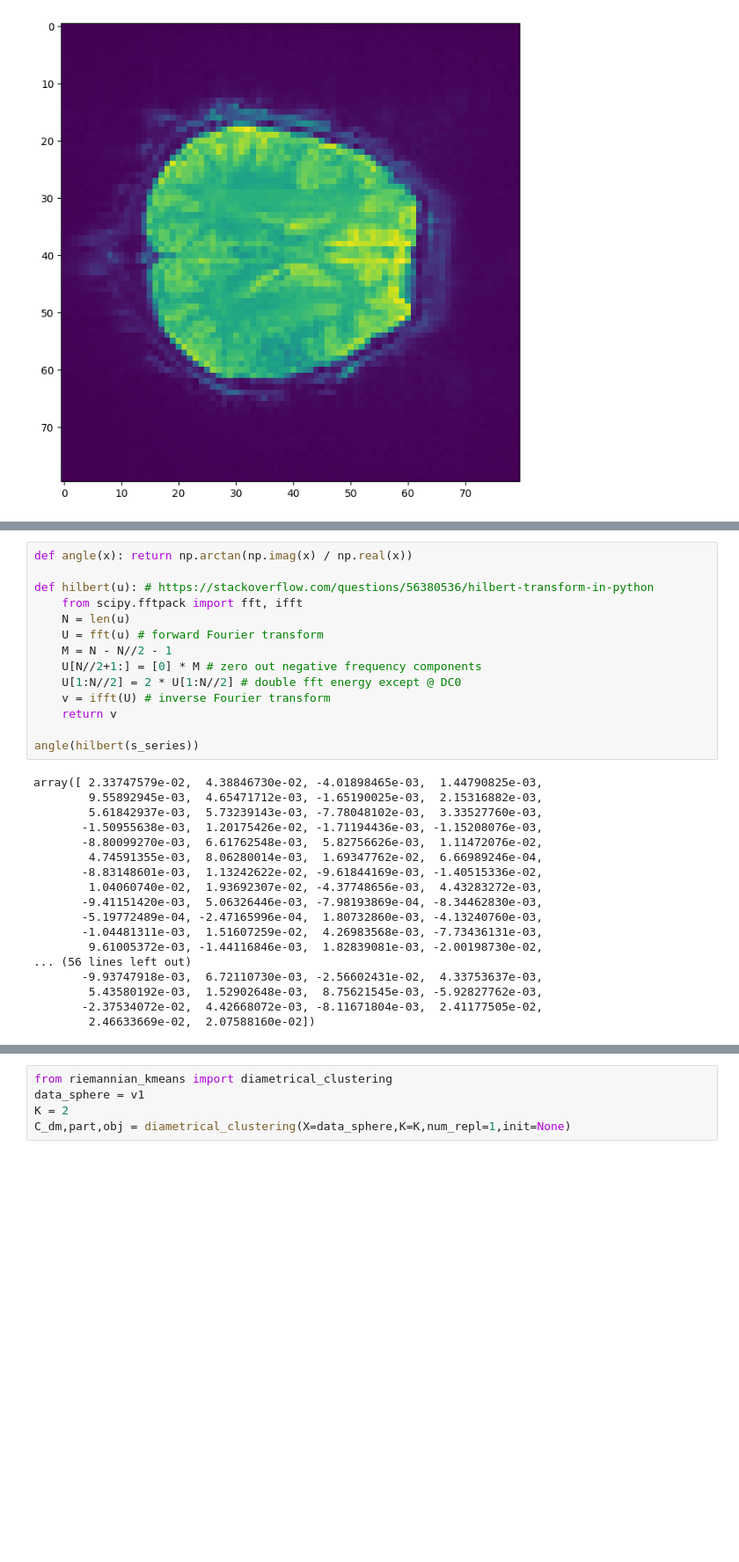
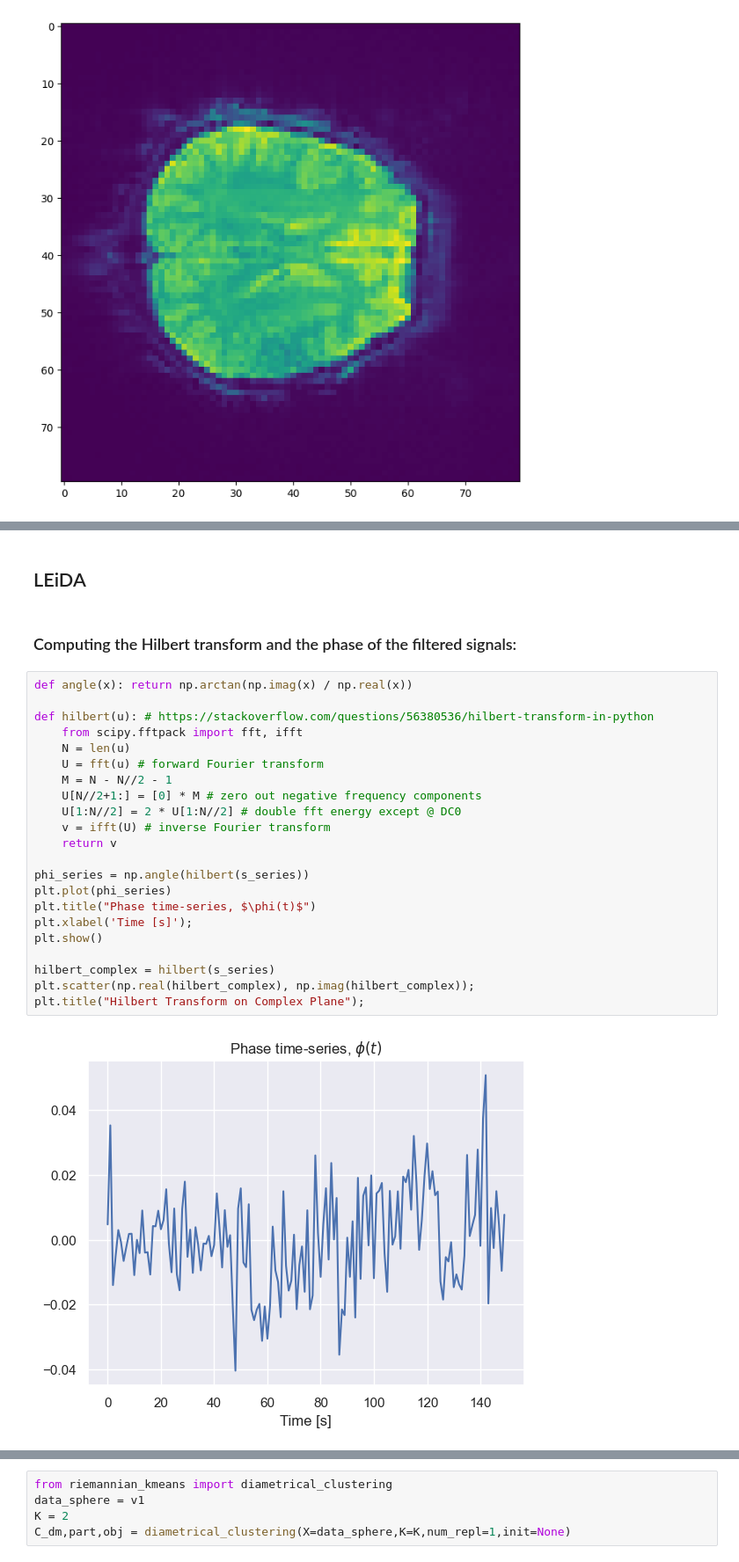
Before and after one commit to AlecHero/Fagprojekt, a Jupyter notebook: LEiDA_demo.ipynb, the cells around one changed output, grey strips where cells are left out. Shown at 88% size. Drawn from its saved outputs; the diff is of its cells as text; blank space fills up the shorter version.

```diff
--- a/LEiDA_demo.ipynb
+++ b/LEiDA_demo.ipynb
@@ -93,32 +87,28 @@ array([[[ 0.00000000e+00,  0.00000000e+00,  0.00000000e+00, ...,
+# %% [markdown]
+## LEiDA
+# %% [markdown]
+### Computing the Hilbert transform and the phase of the filtered signals:
 # %%
 def angle(x): return np.arctan(np.imag(x) / np.real(x))
 
 def hilbert(u): # https://stackoverflow.com/questions/56380536/hilbert-transform-in-python
     from scipy.fftpack import fft, ifft
     N = len(u)
     U = fft(u) # forward Fourier transform
     M = N - N//2 - 1
     U[N//2+1:] = [0] * M # zero out negative frequency components
     U[1:N//2] = 2 * U[1:N//2] # double fft energy except @ DC0
     v = ifft(U) # inverse Fourier transform
     return v
 
-angle(hilbert(s_series))
+phi_series = np.angle(hilbert(s_series))
+plt.plot(phi_series)
+plt.title("Phase time-series, $\phi(t)$")
+plt.xlabel('Time [s]');
+plt.show()
+
+hilbert_complex = hilbert(s_series)
+plt.scatter(np.real(hilbert_complex), np.imag(hilbert_complex));
+plt.title("Hilbert Transform on Complex Plane");
 # %% [output]
-array([ 2.33747579e-02,  4.38846730e-02, -4.01898465e-03,  1.44790825e-03,
-        9.55892945e-03,  4.65471712e-03, -1.65190025e-03,  2.15316882e-03,
-        5.61842937e-03,  5.73239143e-03, -7.78048102e-03,  3.33527760e-03,
-       -1.50955638e-03,  1.20175426e-02, -1.71194436e-03, -1.15208076e-03,
-       -8.80099270e-03,  6.61762548e-03,  5.82756626e-03,  1.11472076e-02,
-        4.74591355e-03,  8.06280014e-03,  1.69347762e-02,  6.66989246e-04,
-       -8.83148601e-03,  1.13242622e-02, -9.61844169e-03, -1.40515336e-02,
-        1.04060740e-02,  1.93692307e-02, -4.37748656e-03,  4.43283272e-03,
-       -9.41151420e-03,  5.06326446e-03, -7.98193869e-04, -8.34462830e-03,
-       -5.19772489e-04, -2.47165996e-04,  1.80732860e-03, -4.13240760e-03,
-       -1.04481311e-03,  1.51607259e-02,  4.26983568e-03, -7.73436131e-03,
-        9.61005372e-03, -1.44116846e-03,  1.82839081e-03, -2.00198730e-02,
-... (56 lines left out)
-       -9.93747918e-03,  6.72110730e-03, -2.56602431e-02,  4.33753637e-03,
-        5.43580192e-03,  1.52902648e-03,  8.75621545e-03, -5.92827762e-03,
-       -2.37534072e-02,  4.42668072e-03, -8.11671804e-03,  2.41177505e-02,
-        2.46633669e-02,  2.07588160e-02])
+[figure, added]
```
Also changed, not shown: parts of 13 cells of this notebook.
